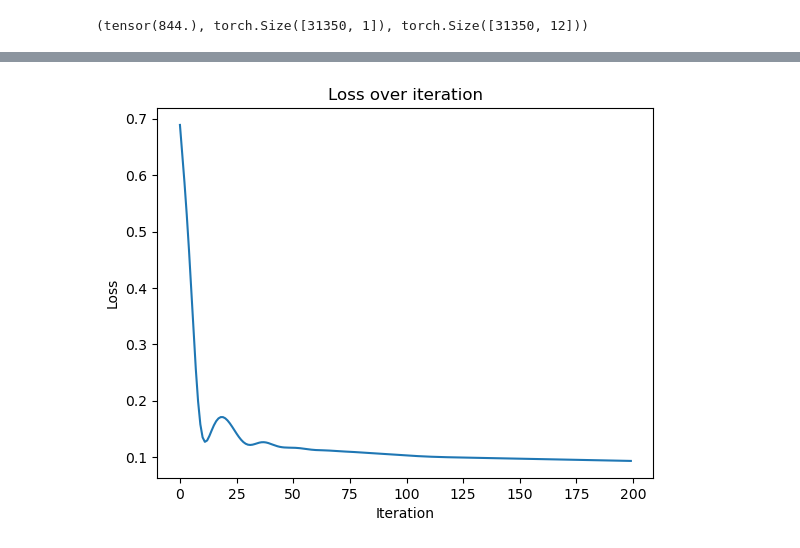
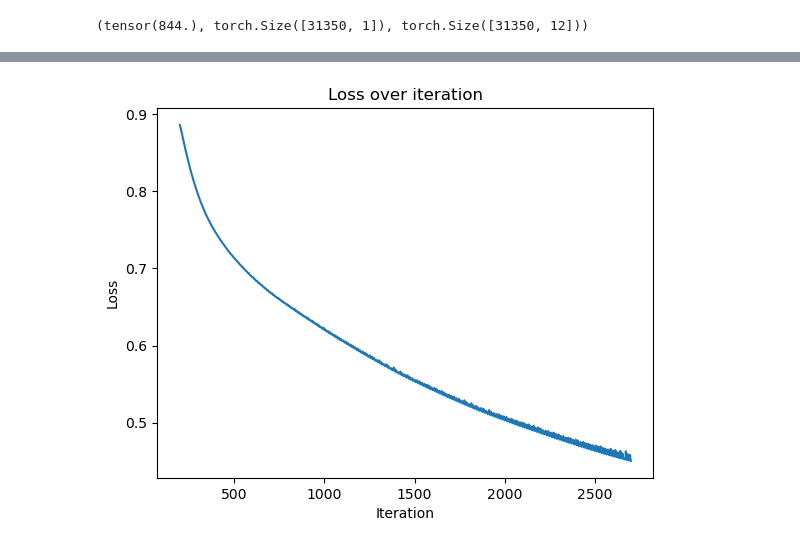
Before and after one commit to krwiles/capstone-project, a Jupyter notebook: project.ipynb, the cells around one changed output, grey strips where cells are left out. Cells and saved outputs as stored; diff of their text form; code cells hidden in the pictures.

```diff
--- a/project.ipynb
+++ b/project.ipynb
@@ -483,20 +475,22 @@ y_train.sum(), y_train.size(), X_train.size()
 (tensor(844.), torch.Size([31350, 1]), torch.Size([31350, 12]))
 # %%
 class FeedForwardNN(nn.Module):
-    def __init__(self, input_size=12, hidden_size=128, output_size=1):
+    def __init__(self, input_size=X_train.shape[1], hidden_size=128, output_size=1):
         super().__init__()
         self.fc1 = nn.Linear(input_size, hidden_size, bias=True) # hidden layer 1
-        self.relu1 = nn.ReLU() # activation function
+        self.relu1 = nn.ReLU() # activation function 1
         self.fc2 = nn.Linear(hidden_size, hidden_size, bias=True)
         self.relu2 = nn.ReLU()
         self.fc3 = nn.Linear(hidden_size, hidden_size, bias=True)
         self.relu3 = nn.ReLU()
+        self.fc4 = nn.Linear(hidden_size, hidden_size, bias=True)
+        self.relu4 = nn.ReLU()
         self.out = nn.Linear(hidden_size, output_size, bias=True) # output layer
-        self.sigmoid = nn.Sigmoid()
 
-    def forward(self, x): # Defines how the data passes through the network. Returns the output
+    def forward(self, x): # defines how the data passes through the network. Returns the output
         x = self.relu1(self.fc1(x))
         x = self.relu2(self.fc2(x))
         x = self.relu3(self.fc3(x))
-        x = self.sigmoid(self.out(x))
+        x = self.relu4(self.fc4(x))
+        x = self.out(x)
         return x
@@ -503,4 +500,10 @@ class FeedForwardNN(nn.Module):
 # %%
-model = FeedForwardNN(input_size=12, hidden_size=256, output_size=1)
-criterion = nn.BCELoss() # binary cross entropy loss function
-optimizer = optim.Adam(model.parameters(), lr=0.001)
+model = FeedForwardNN(input_size=X_train.shape[1], hidden_size=256, output_size=1)
+
+# calculate weights
+pit_weight = ((len(y_train) - y_train.sum()) / y_train.sum()) # 36.1446 calculated weight
+
+print(type(pit_weight), pit_weight)
+
+criterion = nn.BCEWithLogitsLoss(pos_weight = pit_weight) # binary cross entropy loss function
+optimizer = optim.Adam(model.parameters(), lr=0.0001)
@@ -507,5 +512,8 @@ optimizer = optim.Adam(model.parameters(), lr=0.001)
+# %%
+def mean_absolute_percentage_error(y_true, y_prediction):
+    return 100* torch.mean(torch.abs((y_true - y_prediction)))
 # %%
-num_epochs = 200
+num_epochs = 2700
 losses = []
 
 for epoch in range(num_epochs):
@@ -514,17 +522,15 @@ for epoch in range(num_epochs):
     y_pred = model(X_train)
     loss = criterion(y_pred, y_train)
 
-    # Backward pass
+    # backward pass
     optimizer.zero_grad() # reset gradients to 0
     loss.backward()
     optimizer.step()
 
-    acc = (y_pred - y_train).sum()
+    if (epoch + 1) % 100 == 0:
+        MAPE = mean_absolute_percentage_error( y_train, torch.sigmoid(y_pred))
+        print(f'Epoch [{epoch + 1}], MAPE: {MAPE}, Loss: {loss.item()}')
 
-    # Print to console
-    if (epoch + 1) % 10 == 0:
-        print(f'Epoch [{epoch + 1}], Loss: {acc}')
-
-    # Append loss to list
+    # append loss to list
     losses.append(loss.item())
 # %% [output]
@@ -551,11 +554,11 @@ Epoch [200], Loss: 6.97330379486084
 # %%
-plt.plot(range(num_epochs), losses)
+plt.plot(range(200, num_epochs), losses[200::])
 plt.xlabel('Iteration')
 plt.ylabel('Loss')
 plt.title('Loss over iteration')
 plt.show()
 # %% [output]
-[figure, old version]
+[figure, new version]
 # %%
 with torch.no_grad():
     model.eval()
```
Also changed, not shown: parts of 25 cells of this notebook.
